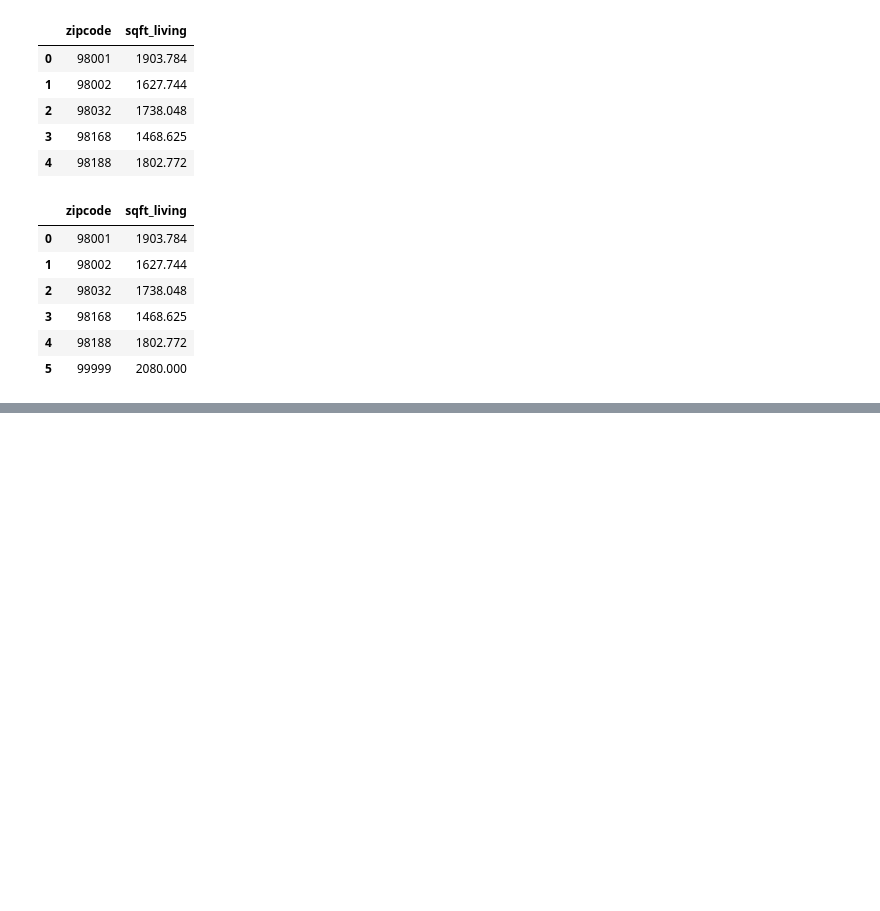
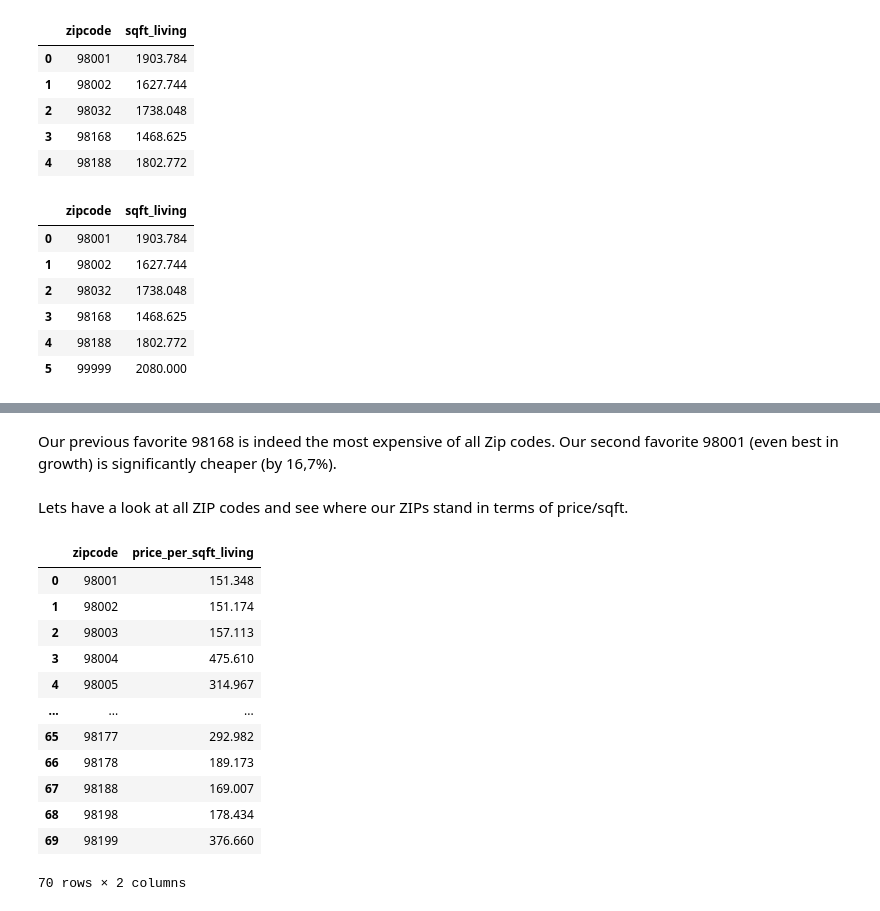
Before and after one commit to googoose/eda_project, a Jupyter notebook: EDA.ipynb, the cells around one changed output, grey strips where cells are left out. Drawn from its saved outputs; the diff is of its cells as text; code cells hidden in the pictures; blank space fills up the shorter version.

```diff
--- a/EDA.ipynb
+++ b/EDA.ipynb
@@ -1202,0 +1236,26 @@ fig.show()
+# %% [markdown]
+Our previous favorite 98168 is indeed the most expensive of all Zip codes. Our second favorite 98001 (even best in growth) is significantly cheaper (by 16,7%).
+# %% [markdown]
+Lets have a look at all ZIP codes and see where our ZIPs stand in terms of price/sqft.
+# %%
+# take all data grouped by zipcode and filter for mean value for price per sqft living
+price_sqft = df.groupby('zipcode').price_per_sqft_living.mean()
+price_sqft_df  = price_sqft.reset_index()
+
+# for plotting, again we need to convert the zipcode to a string
+price_sqft_df['zipcode'] =price_sqft_df['zipcode'].astype(str)
+price_sqft_df
+# %% [output]
+|  | zipcode | price_per_sqft_living |
+| 0 | 98001 | 151.348 |
+| 1 | 98002 | 151.174 |
+| 2 | 98003 | 157.113 |
+| 3 | 98004 | 475.610 |
+| 4 | 98005 | 314.967 |
+| ... | ... | ... |
+| 65 | 98177 | 292.982 |
+| 66 | 98178 | 189.173 |
+| 67 | 98188 | 169.007 |
+| 68 | 98198 | 178.434 |
+| 69 | 98199 | 376.660 |
+70 rows × 2 columns
```
Also changed, not shown: parts of 23 cells of this notebook.
